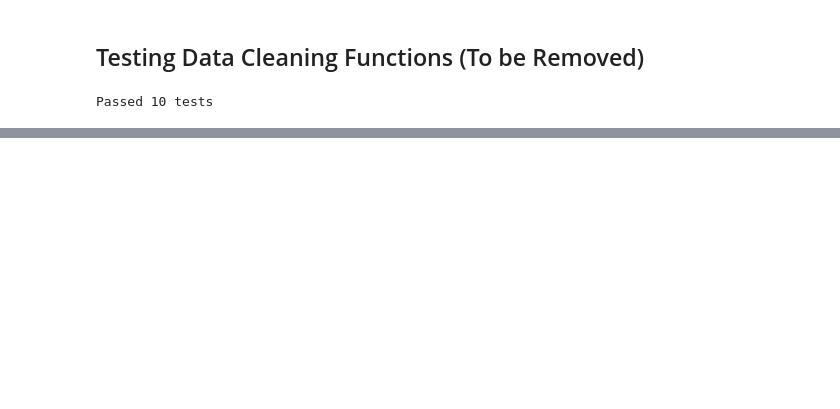
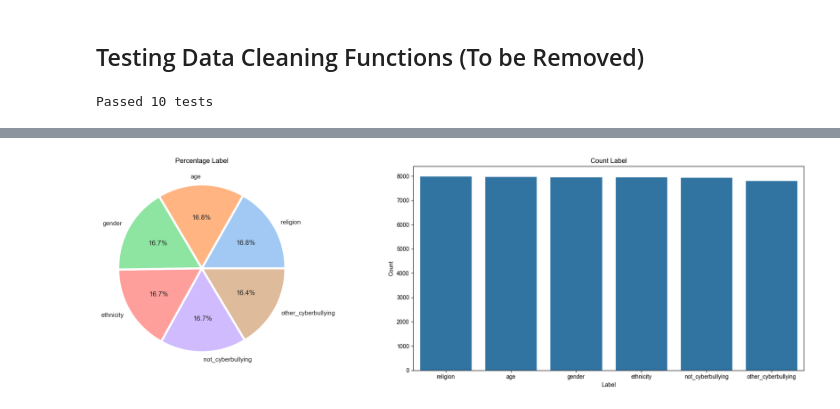
Before and after one commit to donkey-king-kong/CSCI-4907-NLU, a Jupyter notebook: (GWU)_CSCI_4907_NLU.ipynb, the cells around one changed output, grey strips where cells are left out. Saved outputs shown, nothing was run; the diff lists cells and outputs as text; code cells hidden in the pictures; blank space fills up the shorter version.

```diff
--- a/(GWU)_CSCI_4907_NLU.ipynb
+++ b/(GWU)_CSCI_4907_NLU.ipynb
@@ -196,0 +213,31 @@ df.head(5)
+# %%
+# Count occurrences of each label in 'cyberbullying_type' column
+label_count = df['cyberbullying_type'].value_counts()
+
+# Create subplots for pie chart and bar chart
+fig, axes = plt.subplots(1, 2, figsize=(20, 6))
+
+# Set seaborn theme and palette
+sb.set_theme(style='darkgrid', palette='pastel')
+
+# Define colors and explode values for pie chart
+color = sb.color_palette('pastel')
+explode = [0.02] * len(label_count)
+
+# Plot pie chart showing percentage of each label
+axes[0].pie(label_count.values, labels=label_count.index, autopct='%1.1f%%', colors=color, explode=explode)
+axes[0].set_title('Percentage Label')
+
+# Plot bar chart showing count of each label
+sb.barplot(x=label_count.index, y=label_count.values, ax=axes[1])
+axes[1].set_title('Count Label')
+axes[1].set_xlabel('Label')
+axes[1].set_ylabel('Count')
+
+# Adjust layout to prevent overlapping of labels
+plt.tight_layout()
+
+# Display the plots
+plt.show()
+# %% [output]
+[figure, added]
```
Also changed, not shown: parts of 5 cells of this notebook.
